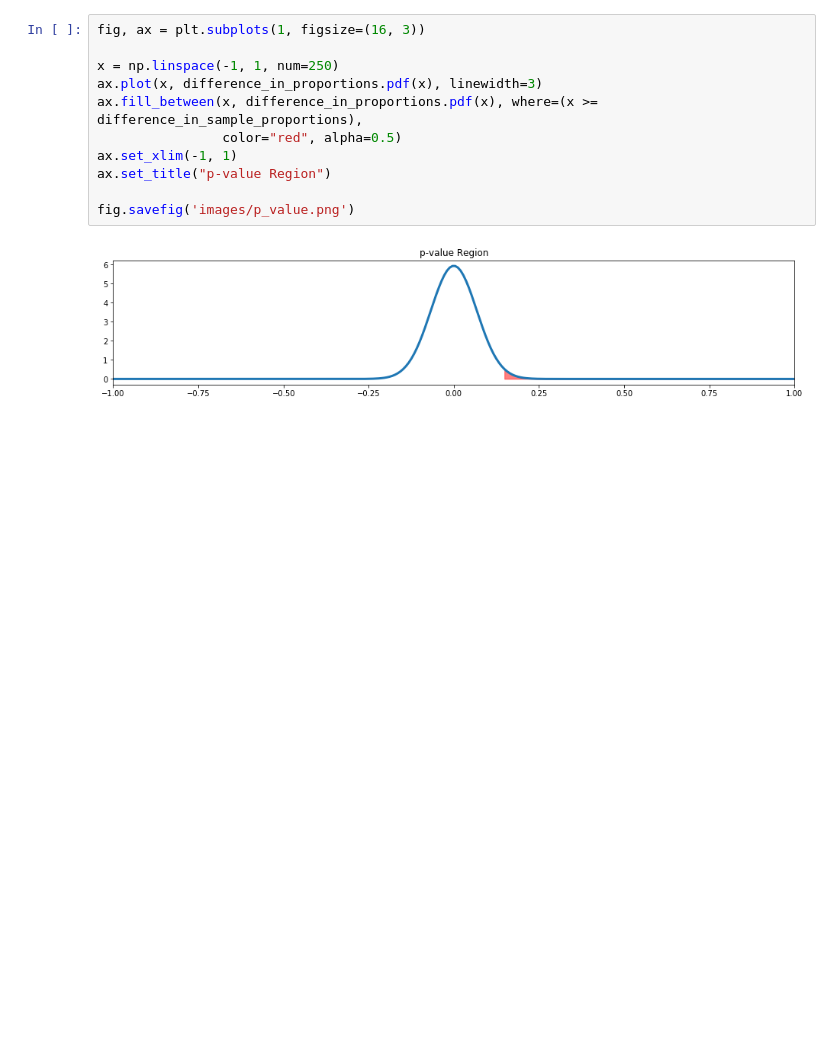
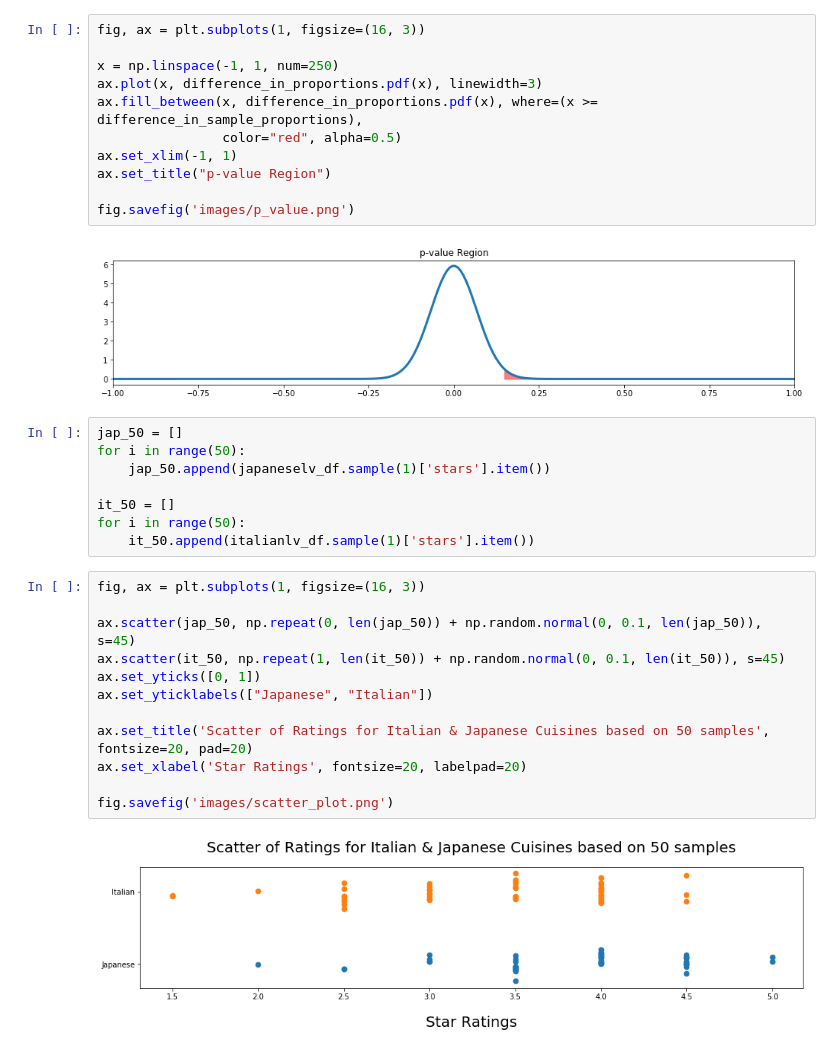
Before and after one commit to yueweng/restaurant-reviews, a Jupyter notebook: project.ipynb, the cells around one changed output. Saved outputs shown, nothing was run; the diff lists cells and outputs as text; blank space fills up the shorter version.

Commit message:
add scatter and box plot

```diff
--- a/project.ipynb
+++ b/project.ipynb
@@ -1989,3 +1989,25 @@ ax.set_title("p-value Region")
 fig.savefig('images/p_value.png')
 # %% [output]
 [figure]
+# %%
+jap_50 = []
+for i in range(50):
+    jap_50.append(japaneselv_df.sample(1)['stars'].item())
+
+it_50 = []
+for i in range(50):
+    it_50.append(italianlv_df.sample(1)['stars'].item())
+# %%
+fig, ax = plt.subplots(1, figsize=(16, 3))
+
+ax.scatter(jap_50, np.repeat(0, len(jap_50)) + np.random.normal(0, 0.1, len(jap_50)), s=45)
+ax.scatter(it_50, np.repeat(1, len(it_50)) + np.random.normal(0, 0.1, len(it_50)), s=45)
+ax.set_yticks([0, 1])
+ax.set_yticklabels(["Japanese", "Italian"])
+
+ax.set_title('Scatter of Ratings for Italian & Japanese Cuisines based on 50 samples', fontsize=20, pad=20)
+ax.set_xlabel('Star Ratings', fontsize=20, labelpad=20)
+
+fig.savefig('images/scatter_plot.png')
+# %% [output]
+[figure, added]
```
Also changed, not shown: parts of 1 cell of this notebook, 3 other files.
